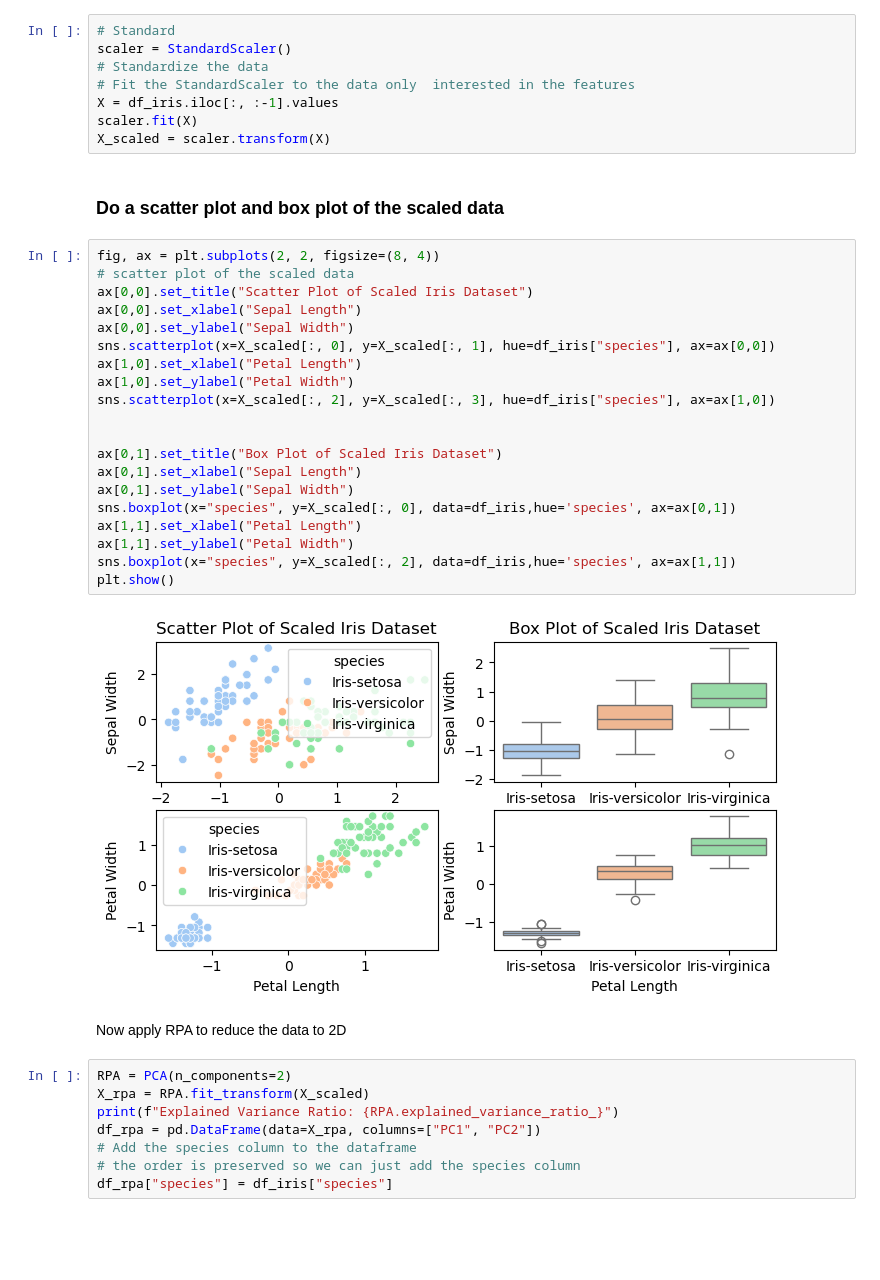
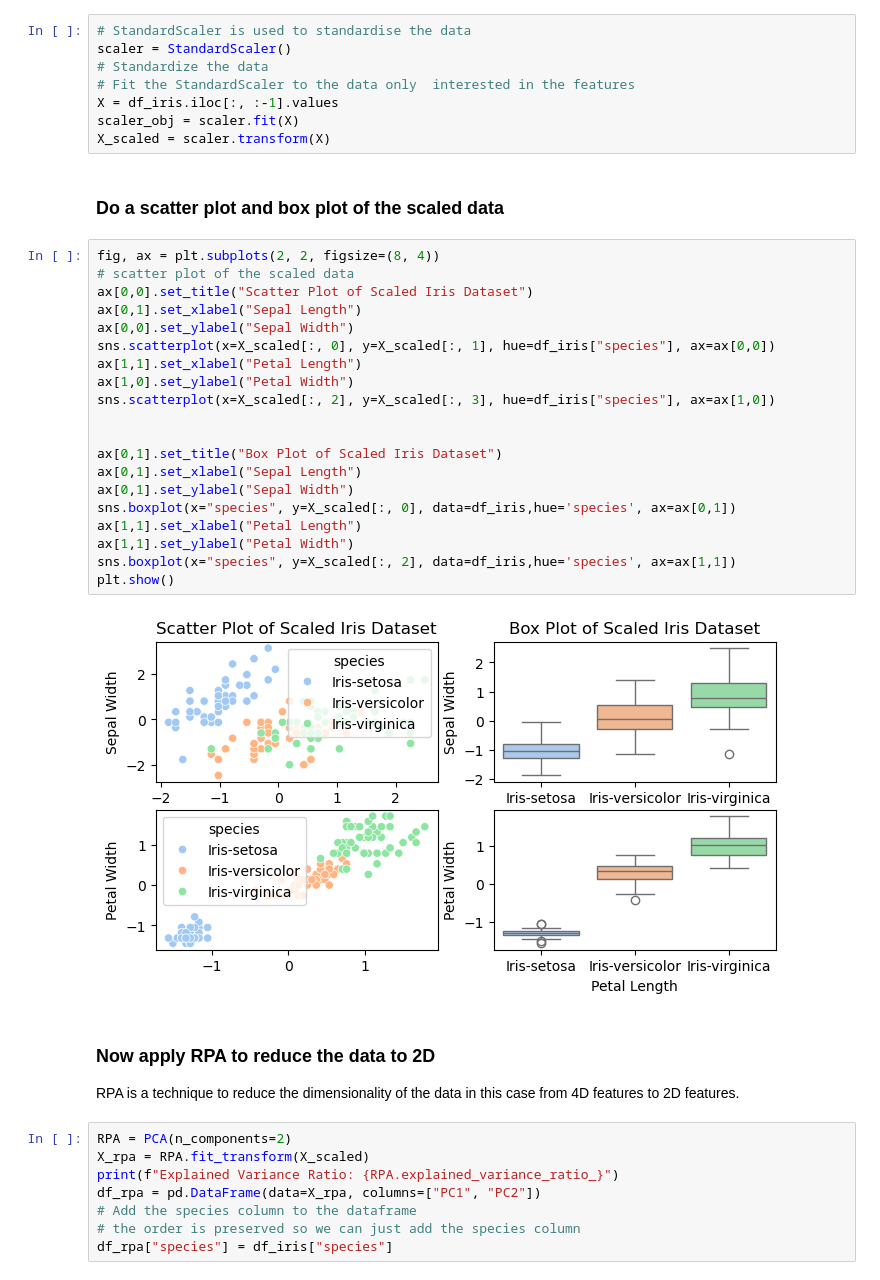
Before and after one commit to clydewatts1/pands-project, a Jupyter notebook: analysis_kmeans_cluster.ipynb, the cells around one changed output. Cells and saved outputs as stored; diff of their text form; blank space fills up the shorter version.

```diff
--- a/analysis_kmeans_cluster.ipynb
+++ b/analysis_kmeans_cluster.ipynb
@@ -70,39 +70,41 @@ That means all features are the same scale. This prevents bias towards features
 
 Bring down to the standard scale ( mean = 0, std = 1)
 # %%
-# Standard
+# StandardScaler is used to standardise the data
 scaler = StandardScaler()
 # Standardize the data
 # Fit the StandardScaler to the data only  interested in the features
 X = df_iris.iloc[:, :-1].values
-scaler.fit(X)
+scaler_obj = scaler.fit(X)
 X_scaled = scaler.transform(X)
 # %% [markdown]
 ### Do a scatter plot and box plot of the scaled data
 # %%
 fig, ax = plt.subplots(2, 2, figsize=(8, 4))
 # scatter plot of the scaled data
 ax[0,0].set_title("Scatter Plot of Scaled Iris Dataset")
-ax[0,0].set_xlabel("Sepal Length")
+ax[0,1].set_xlabel("Sepal Length")
 ax[0,0].set_ylabel("Sepal Width")
 sns.scatterplot(x=X_scaled[:, 0], y=X_scaled[:, 1], hue=df_iris["species"], ax=ax[0,0])
-ax[1,0].set_xlabel("Petal Length")
+ax[1,1].set_xlabel("Petal Length")
 ax[1,0].set_ylabel("Petal Width")
 sns.scatterplot(x=X_scaled[:, 2], y=X_scaled[:, 3], hue=df_iris["species"], ax=ax[1,0])
 
 
 ax[0,1].set_title("Box Plot of Scaled Iris Dataset")
 ax[0,1].set_xlabel("Sepal Length")
 ax[0,1].set_ylabel("Sepal Width")
 sns.boxplot(x="species", y=X_scaled[:, 0], data=df_iris,hue='species', ax=ax[0,1])
 ax[1,1].set_xlabel("Petal Length")
 ax[1,1].set_ylabel("Petal Width")
 sns.boxplot(x="species", y=X_scaled[:, 2], data=df_iris,hue='species', ax=ax[1,1])
 plt.show()
 # %% [output]
-[figure, old version]
+[figure, new version]
-# %% [markdown]
-Now apply RPA to reduce the data to 2D
+# %% [markdown]
+### Now apply RPA to reduce the data to 2D
+
+RPA is a technique to reduce the dimensionality of the data in this case from 4D features to 2D features.
 # %%
 RPA = PCA(n_components=2)
 X_rpa = RPA.fit_transform(X_scaled)
```
Also changed, not shown: parts of 8 cells of this notebook, 4 other files.
